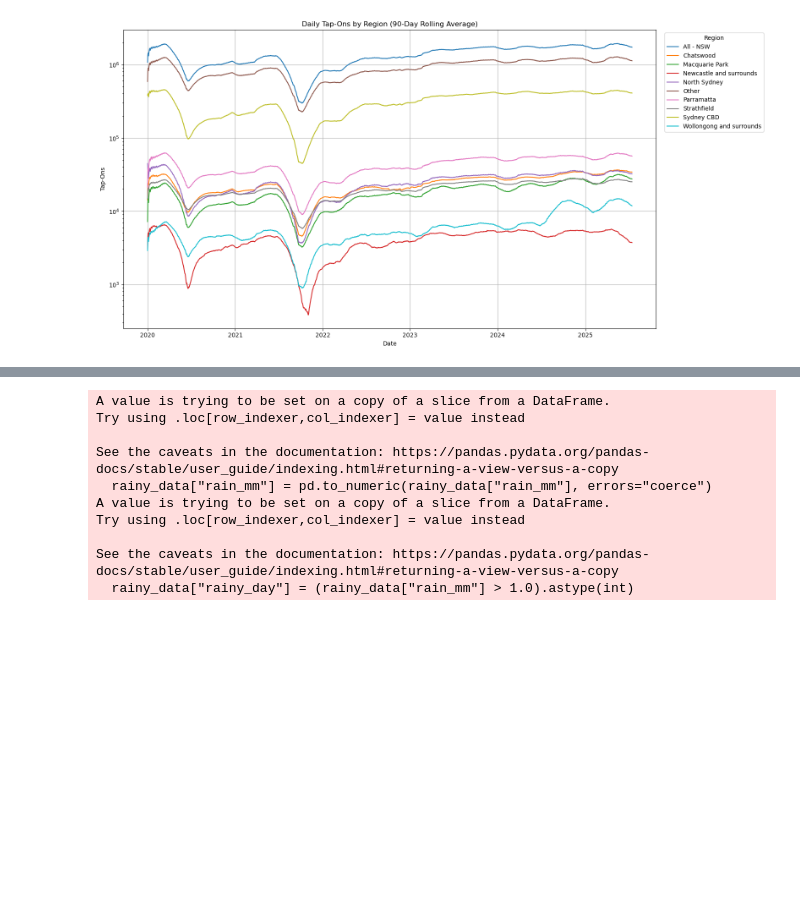
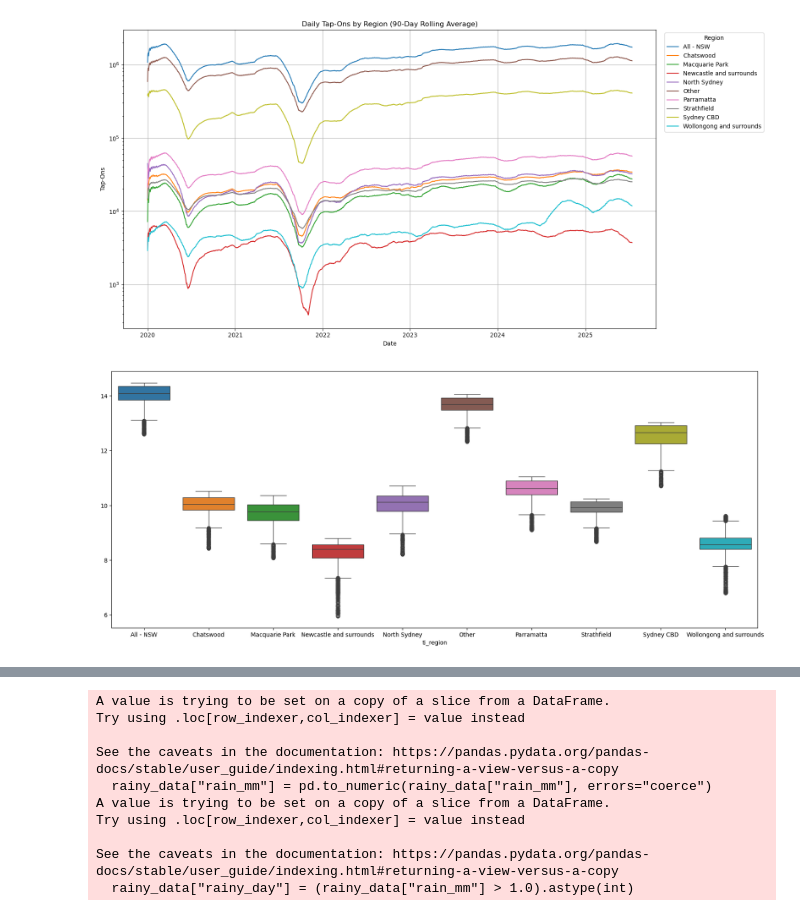
Before and after one commit to devilshadow04/nsw-friday-commute-analysis, a Jupyter notebook: WDAC_2025_data/report/notebook.ipynb, the cells around one changed output, grey strips where cells are left out. Saved outputs shown, nothing was run; the diff lists cells and outputs as text; code cells hidden in the pictures; blank space fills up the shorter version.

```diff
--- a/WDAC_2025_data/report/notebook.ipynb
+++ b/WDAC_2025_data/report/notebook.ipynb
@@ -150,6 +147,12 @@ plt.grid(True)
 plt.show()
 # %% [output]
 [figure]
+# %%
+plt.figure(figsize=(20,8))
+sns.boxplot(np.log(region_daily_smoothed))
+plt.show()
+# %% [output]
+[figure, added]
 # %%
 # --- 0.  Make a working copy and clean obvious junk --------------------------
 df = full_df.copy()
```
Also changed, not shown: parts of 9 cells of this notebook.
